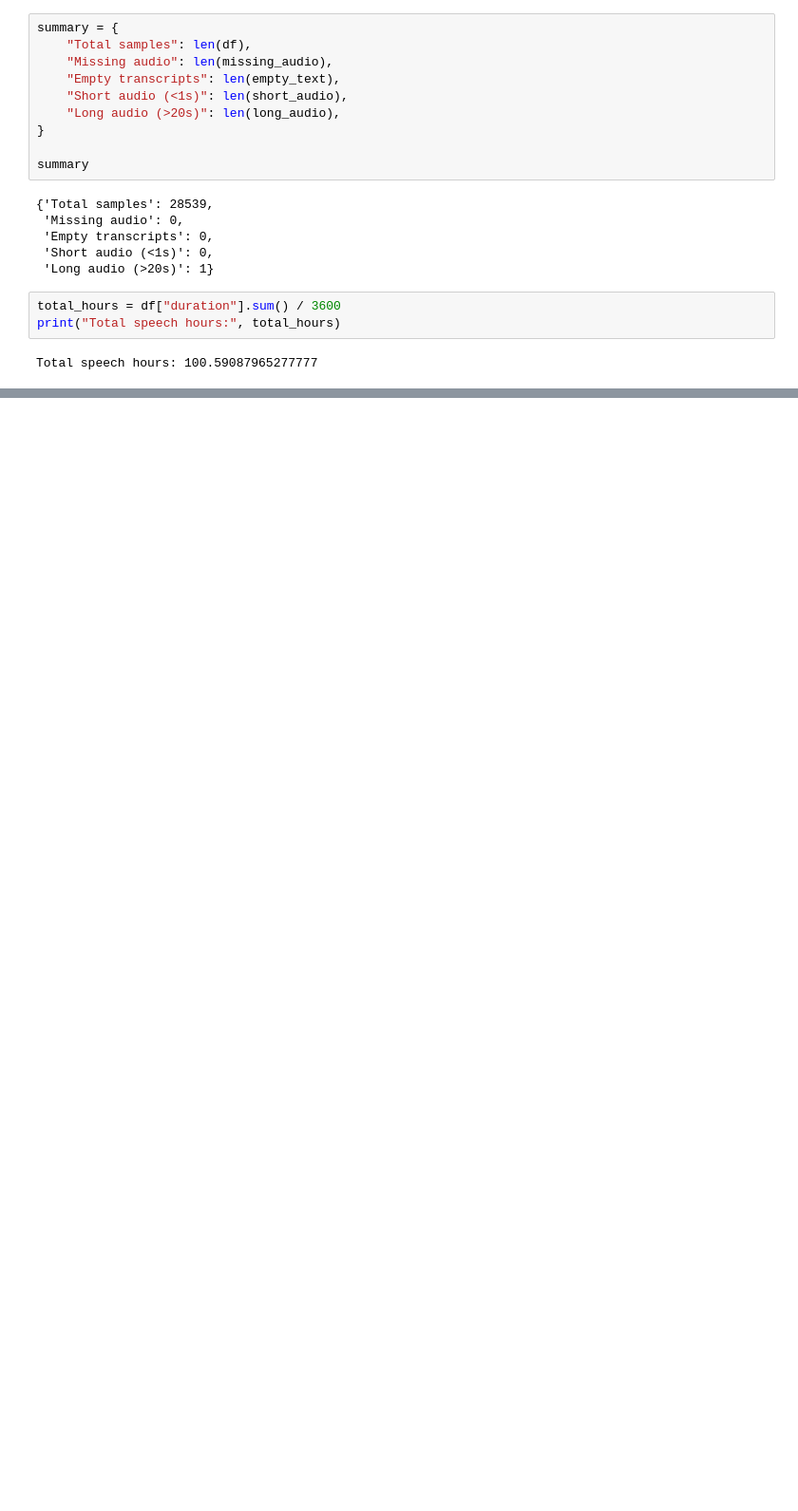
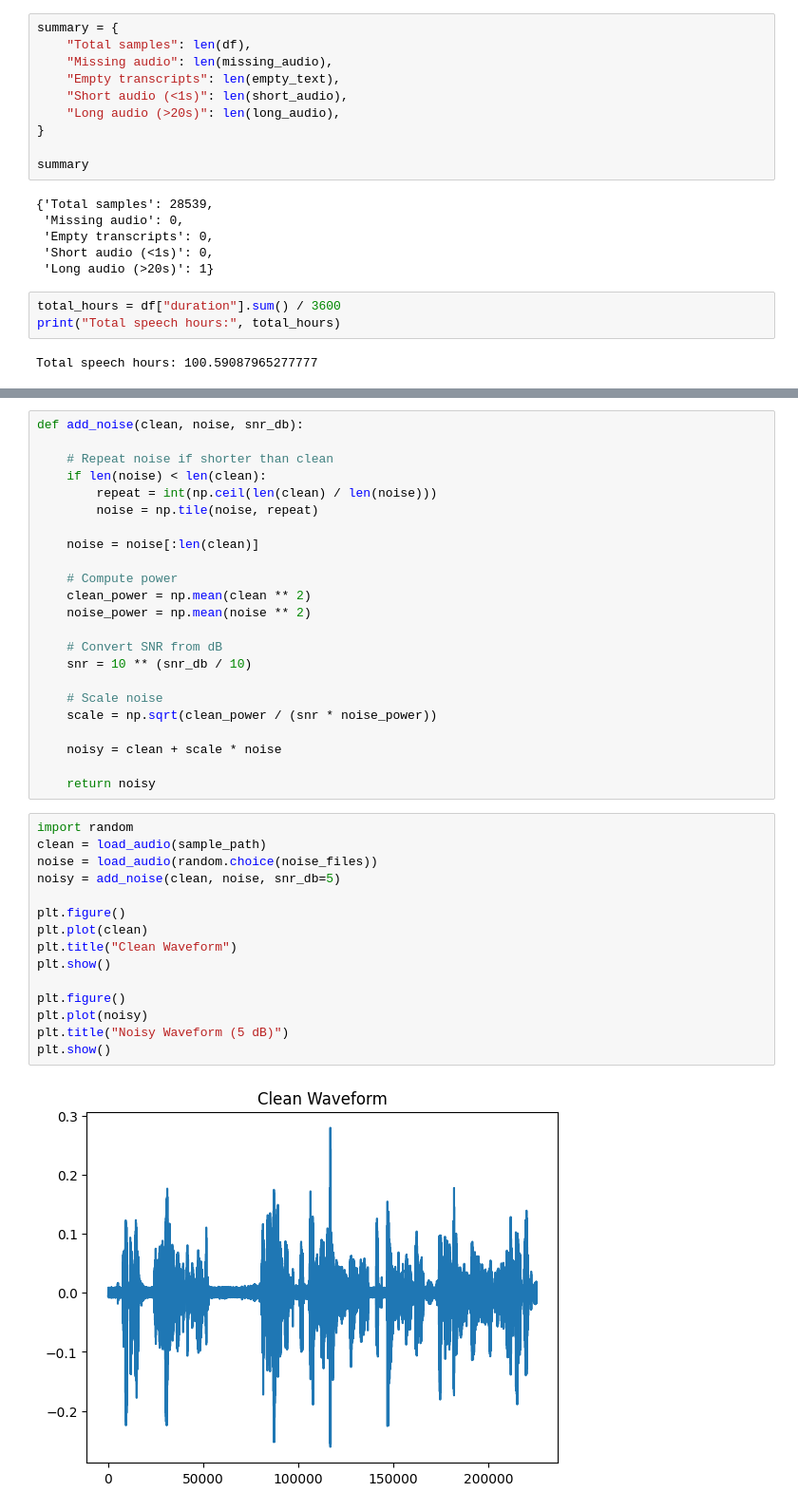
Before and after one commit to madesh405/noise-robust-speech-recognition, a Jupyter notebook: notebooks/Data_Understanding_and_EDA.ipynb, the cells around one changed output, grey strips where cells are left out. Shown at 95% size. Drawn from its saved outputs; the diff is of its cells as text; blank space fills up the shorter version.

```diff
--- a/notebooks/Data_Understanding_and_EDA.ipynb
+++ b/notebooks/Data_Understanding_and_EDA.ipynb
@@ -271,0 +325,40 @@ Total speech hours: 100.59087965277777
+# %%
+def add_noise(clean, noise, snr_db):
+
+    # Repeat noise if shorter than clean
+    if len(noise) < len(clean):
+        repeat = int(np.ceil(len(clean) / len(noise)))
+        noise = np.tile(noise, repeat)
+
+    noise = noise[:len(clean)]
+
+    # Compute power
+    clean_power = np.mean(clean ** 2)
+    noise_power = np.mean(noise ** 2)
+
+    # Convert SNR from dB
+    snr = 10 ** (snr_db / 10)
+
+    # Scale noise
+    scale = np.sqrt(clean_power / (snr * noise_power))
+
+    noisy = clean + scale * noise
+
+    return noisy
+# %%
+import random
+clean = load_audio(sample_path)
+noise = load_audio(random.choice(noise_files))
+noisy = add_noise(clean, noise, snr_db=5)
+
+plt.figure()
+plt.plot(clean)
+plt.title("Clean Waveform")
+plt.show()
+
+plt.figure()
+plt.plot(noisy)
+plt.title("Noisy Waveform (5 dB)")
+plt.show()
+# %% [output]
+[figure, added]
```
Also changed, not shown: parts of 9 cells of this notebook.
